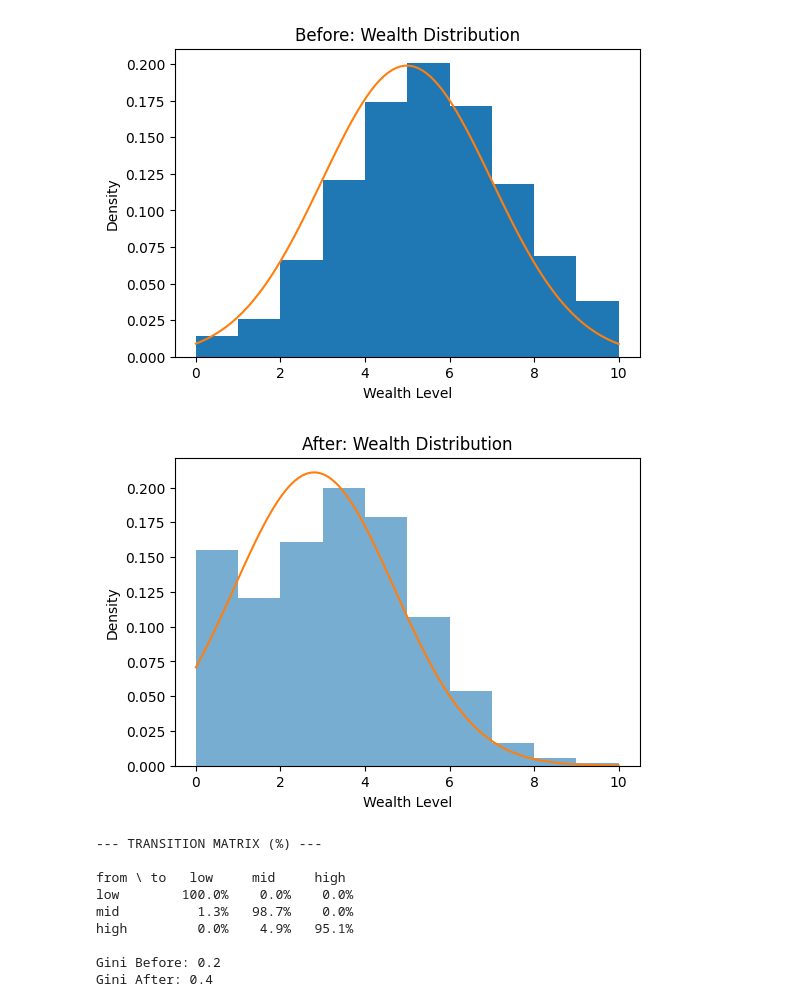
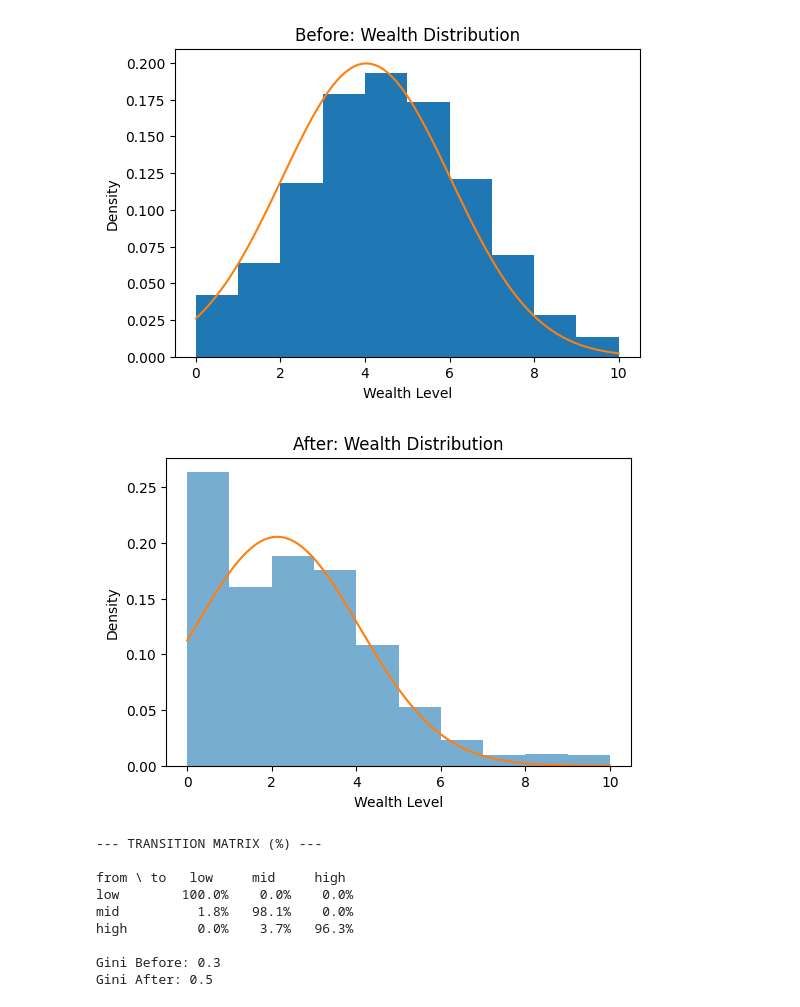
Before and after one commit to nonyeezeh/MAS-Research-Code, a Jupyter notebook: Wealth.ipynb, the cells around one changed output. Saved outputs shown, nothing was run; the diff lists cells and outputs as text; code cells hidden in the pictures.

```diff
--- a/Wealth.ipynb
+++ b/Wealth.ipynb
@@ -13,7 +13,7 @@ wealth_growth_rate = 0.1 # test 0.2 and 0.8 with 10 steps
 # -----------------------
 # INITIAL WEALTH
 # -----------------------
-wealth = np.random.normal(5, 2, (size, size))
+wealth = np.random.normal(4, 2, (size, size)) # Also tweak this to determine what kind of society this is. Mean of 4 means society has more poor people
 wealth = np.clip(wealth, 0, 10)
 wealth = np.rint(wealth).astype(int)
 
@@ -77,16 +77,20 @@ def step():
             # UPWARD MOBILITY (MODIFIED) -- when these values are tweaked we see a significant difference as well!!
             # -----------------------
             if agent_class == 0:
-                base_up = 0.001
+                base_up = 0.01
             elif agent_class == 1:
-                base_up = 0.002
+                base_up = 0.02
             else:
-                base_up = 0.004
+                base_up = 0.5
 
             p_up = base_up * wealth_growth_rate
 
             # -----------------------
             # DOWNWARD MOBILITY (SAME)
+            # To prevent runaway accumulation at the top.
+            # Without downward mobility, rich agents would just keep climbing forever.
+            # This formula makes wealthier agents more likely to lose some wealth, simulating things like taxes, luxury spending, or market risks.
+            # Poorer agents still face a small baseline risk, but they aren’t penalized as heavily.
             # -----------------------
             z = (wealth[i,j] - mean) / std
             alpha = 0.02
@@ -180,41 +184,41 @@ for i in range(3):
 # -----------------------
 # GINI COEFFICIENT
 # -----------------------
 def gini(array):
     array = array.flatten()
     array = np.sort(array)
     n = len(array)
 
     cumulative = np.cumsum(array)
     gini_value = (n + 1 - 2 * np.sum(cumulative) / cumulative[-1]) / n
     return gini_value
 
 print("\nGini Before:", round(gini(values), 1))
 print("Gini After:", round(gini(values_after), 1))
 
 # -----------------------
 # GRID COMPARISON
 # -----------------------
 fig, ax = plt.subplots(1, 2, figsize=(10,4))
 
 ax[0].imshow(classes_before, cmap="RdYlGn", vmin=0, vmax=2)
 ax[0].set_title("Before")
 ax[0].axis("off")
 
 ax[1].imshow(classes_after, cmap="RdYlGn", vmin=0, vmax=2)
 ax[1].set_title("After")
 ax[1].axis("off")
 
 plt.show()
 # %% [output]
-[figure, old version]
+[figure, new version]
-[figure, old version]
+[figure, new version]
 --- TRANSITION MATRIX (%) ---
 
 from \ to   low     mid     high
 low        100.0%    0.0%    0.0%
-mid          1.3%   98.7%    0.0%
-high         0.0%    4.9%   95.1%
+mid          1.8%   98.1%    0.0%
+high         0.0%    3.7%   96.3%
 
-Gini Before: 0.2
-Gini After: 0.4
+Gini Before: 0.3
+Gini After: 0.5
```
Also changed, not shown: parts of 1 cell of this notebook.
